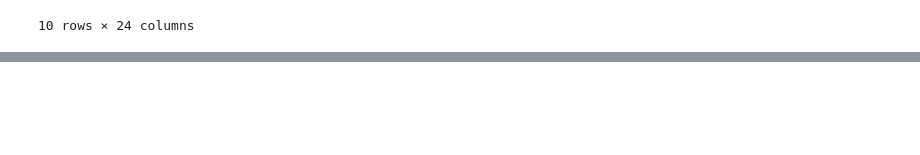
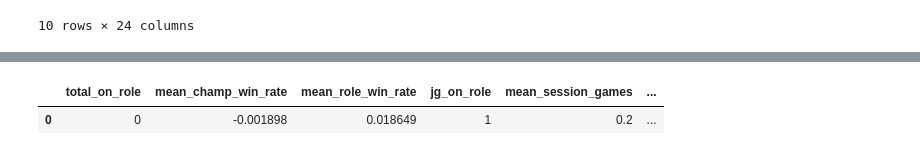
Before and after one commit to KyleTaylorGreen/time-series-exercises, a Jupyter notebook: Feature Engineering.ipynb, the cells around one changed output, grey strips where cells are left out. Cells and saved outputs as stored; diff of their text form; code cells hidden in the pictures; blank space fills up the shorter version.

```diff
--- a/Feature Engineering.ipynb
+++ b/Feature Engineering.ipynb
@@ -233,0 +310,2 @@ lobby_df
+# %%
+new_lobby_df = create_lobby_features(folder, lobby_filename)
@@ -233,0 +344,48 @@ lobby_df
+# %%
+def combine_team_aggregates(blue_team, red_team):
+
+    total_aggregate = pd.DataFrame()
+
+    for col in blue_team.columns:
+        total_aggregate[col] = blue_team[col] - red_team[col]
+
+    return total_aggregate
+
+
+def aggregate_lobby(finished_lobby_df):
+    total_aggregate = pd.DataFrame()
+    blue_aggregate = pd.DataFrame()
+    red_aggregate = pd.DataFrame()
+
+    game_id = finished_lobby_df.match_id.values[0]
+
+    blue_team = finished_lobby_df[finished_lobby_df.is_blue_team==1]
+    red_team = finished_lobby_df[finished_lobby_df.is_blue_team ==0]
+
+    blue_aggregate['total_on_role'] = [blue_team.on_role.sum()]
+    blue_aggregate['mean_champ_win_rate'] = [blue_team.wins_on_champ.sum() / blue_team.games_on_champ.sum()]
+    blue_aggregate['mean_role_win_rate']  = [blue_team.role_win_rate.mean()]
+    blue_aggregate['jg_on_role'] = [blue_team.blue_jg_on_role.sum()]
+    blue_aggregate['mean_session_games'] = [blue_team.session_games.mean()]
+    blue_aggregate['aggregate_session_win_rate'] = [blue_team.session_wins.sum() / blue_team.session_games.sum()]
+    blue_aggregate['win'] = blue_team.win.mean()
+
+    red_aggregate['total_on_role'] = [red_team.on_role.sum()]
+    red_aggregate['mean_champ_win_rate'] = [red_team.wins_on_champ.sum() / red_team.games_on_champ.sum()]
+    red_aggregate['mean_role_win_rate']  = [red_team.wins_on_role.sum() / red_team.games_on_role.sum()]
+    red_aggregate['jg_on_role'] = [red_team.red_jg_on_role.sum()]
+    red_aggregate['mean_session_games'] = [red_team.session_games.mean()]
+    red_aggregate['aggregate_session_win_rate'] = [red_team.session_wins.sum() / red_team.session_games.sum()]
+    red_aggregate['win'] = red_team.win.mean()
+
+    total_aggregate = combine_team_aggregates(blue_aggregate, red_aggregate)
+
+    total_aggregate['match_id'] = [game_id]
+
+    return total_aggregate
+
+
+aggregate_lobby(new_lobby_df)
+# %% [output]
+|  | total_on_role | mean_champ_win_rate | mean_role_win_rate | jg_on_role | mean_session_games | ... |
+| 0 | 0 | -0.001898 | 0.018649 | 1 | 0.2 | ... |
```
Also changed, not shown: parts of 14 cells of this notebook, 5 other files.
